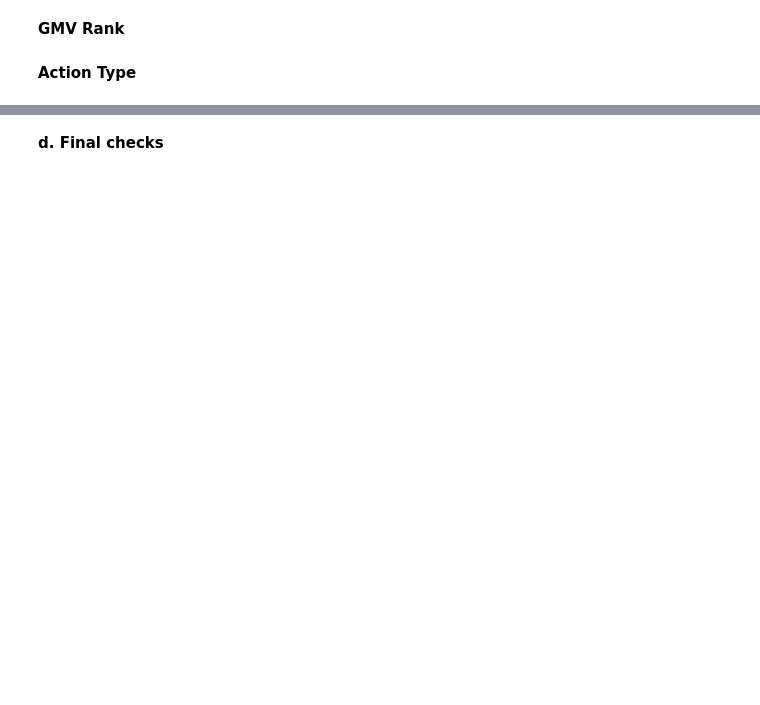
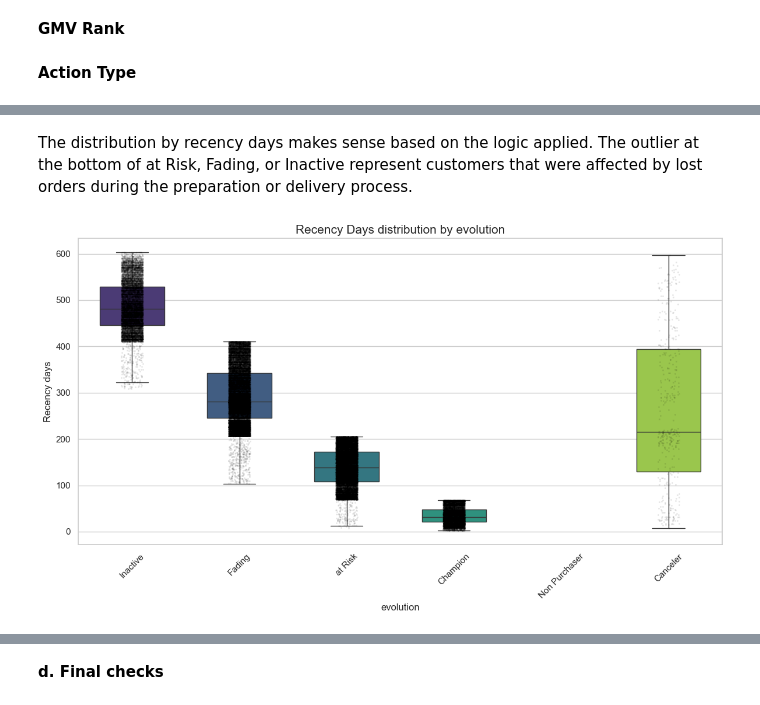
Before and after one commit to alfalfal/business_performance_analysis, a Jupyter notebook: EDA-and-modeling.ipynb, the cells around one changed output, grey strips where cells are left out. Cells and saved outputs as stored; diff of their text form; code cells hidden in the pictures; blank space fills up the shorter version.

```diff
--- a/EDA-and-modeling.ipynb
+++ b/EDA-and-modeling.ipynb
@@ -1490,11 +1567,8 @@ In contrast, lost orders are assumed to have a more direct impact on customer ex
 # %%
-# DEFINE THE VARIABLES THAT WILL BE USE FOR THE SCORE
+# ADD THE COLUMN RISK_SCORE BASED ON 80% WEIGHT ON RECENCY TO DETECT INACTIVITY AND 20% WEIGHT ON LOGISTICS INCIDENTS (CANCELLATIONS (5%) + LOST PARCELS (15%))
 
-delivered_orders = df_customers['n_delivered'].fillna(0)
-canceled_orders = df_customers['n_cancellations'].fillna(0)
-lost_orders = df_customers['n_lost_parcels'].fillna(0)
-total_orders = df_customers['n_orders'].fillna(0)
-
-# ADD THE COLUMN RISK_SCORE BASED ON 80% WEIGHT ON RECENCY (NORMALIZED RANK) TO DETECT INACTIVITY AND 20% WEIGHT ON LOGISTICS INCIDENTS (CANCELLATIONS (5%) + LOST PARCELS (15%))
-
-df_customers['risk_score'] = (canceled_orders / total_orders).fillna(0) * 0.05 + (lost_orders / total_orders).fillna(0) * 0.15 + (df_customers['recency_days'].rank(pct=True)) * 0.8
+df_customers['risk_score'] = (
+    (canceled_gmv / total_gmv).fillna(0) * 0.05
+    + (lost_gmv / total_gmv).fillna(0) * 0.15
+    + (df_customers['recency_days'].fillna(0).clip(upper=lifetime_end)) / lifetime_end * 0.8
+)
@@ -1639,0 +1703,43 @@ plt.show()
+# %%
+# SPLIT THE ACTION TYPE COLUMN
+
+df_customers[['personality', 'evolution']] = df_customers['action_type'].str.split(' - ', expand=True)
+# %% [markdown]
+The distribution by recency days makes sense based on the logic applied. The outlier at the bottom of at Risk, Fading, or Inactive represent customers that were affected by lost orders during the preparation or delivery process.
+# %%
+# PLOT
+
+sns.set_theme(style="whitegrid")
+plt.figure(figsize=(12, 7))
+
+ax = sns.boxplot(
+    data=df_customers,
+    x='evolution',
+    y='recency_days',
+    hue='evolution',
+    palette='viridis',
+    legend=False,
+    width=0.6,
+    showfliers=False
+)
+
+
+sns.stripplot(
+    data=df_customers,
+    x='evolution',
+    y='recency_days',
+    color='black',
+    alpha=0.1,
+    size=2,
+    jitter=True
+)
+
+plt.title('Recency Days distribution by evolution', fontsize=15)
+plt.xlabel('evolution', fontsize=12)
+plt.ylabel('Recency days', fontsize=12)
+
+plt.xticks(rotation=45)
+plt.tight_layout()
+plt.show()
+# %% [output]
+[figure, added]
```
Also changed, not shown: parts of 26 cells of this notebook, 1 other file.
